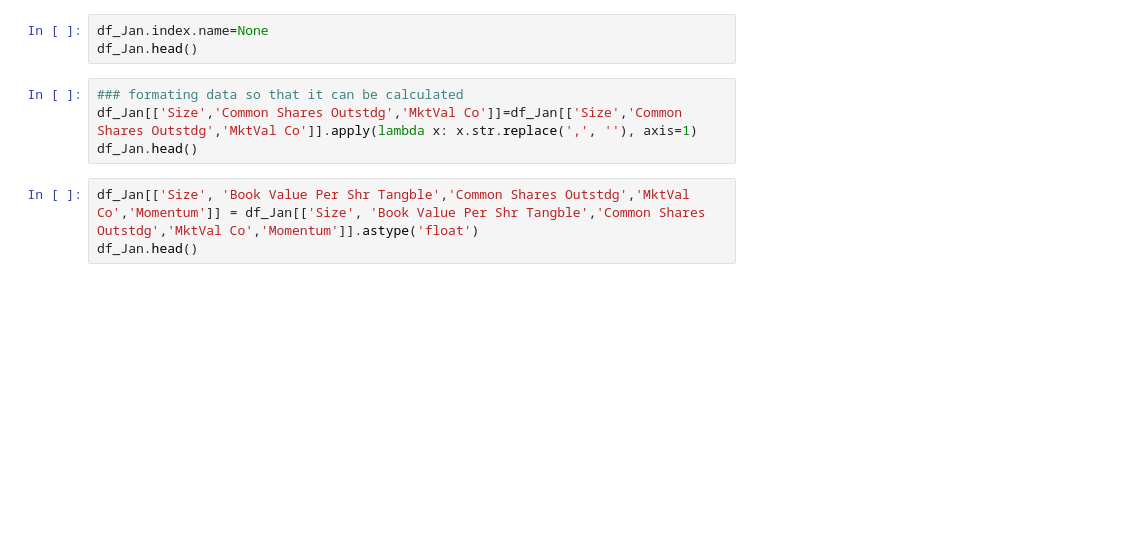
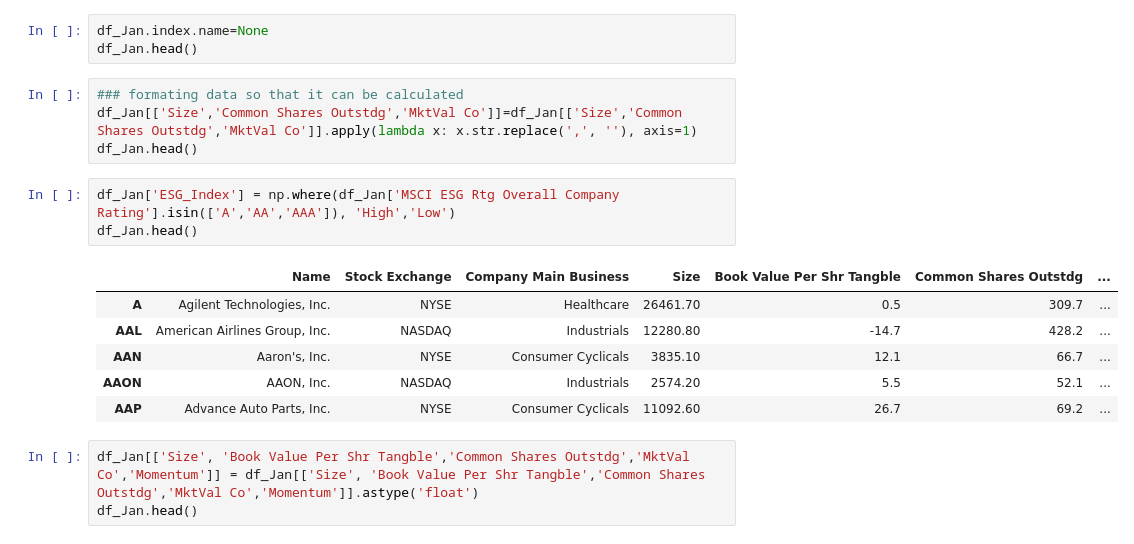
Before and after one commit to sunshineluyao/ESG_with_benchmark, a Jupyter notebook: Categorization/ESG_Categorization_Jan.ipynb, the cells around one changed output. Drawn from its saved outputs; the diff is of its cells as text; blank space fills up the shorter version.

```diff
--- a/Categorization/ESG_Categorization_Jan.ipynb
+++ b/Categorization/ESG_Categorization_Jan.ipynb
@@ -23,6 +23,16 @@ df_Jan.head()
 ### formating data so that it can be calculated
 df_Jan[['Size','Common Shares Outstdg','MktVal Co']]=df_Jan[['Size','Common Shares Outstdg','MktVal Co']].apply(lambda x: x.str.replace(',', ''), axis=1)
 df_Jan.head()
+# %%
+df_Jan['ESG_Index'] = np.where(df_Jan['MSCI ESG Rtg Overall Company Rating'].isin(['A','AA','AAA']), 'High','Low')
+df_Jan.head()
+# %% [output]
+|  | Name | Stock Exchange | Company Main Business | Size | Book Value Per Shr Tangble | Common Shares Outstdg | ... |
+| A | Agilent Technologies, Inc. | NYSE | Healthcare | 26461.70 | 0.5 | 309.7 | ... |
+| AAL | American Airlines Group, Inc. | NASDAQ | Industrials | 12280.80 | -14.7 | 428.2 | ... |
+| AAN | Aaron's, Inc. | NYSE | Consumer Cyclicals | 3835.10 | 12.1 | 66.7 | ... |
+| AAON | AAON, Inc. | NASDAQ | Industrials | 2574.20 | 5.5 | 52.1 | ... |
+| AAP | Advance Auto Parts, Inc. | NYSE | Consumer Cyclicals | 11092.60 | 26.7 | 69.2 | ... |
 # %%
 df_Jan[['Size', 'Book Value Per Shr Tangble','Common Shares Outstdg','MktVal Co','Momentum']] = df_Jan[['Size', 'Book Value Per Shr Tangble','Common Shares Outstdg','MktVal Co','Momentum']].astype('float')
 df_Jan.head()
```
Also changed, not shown: parts of 14 cells of this notebook.
